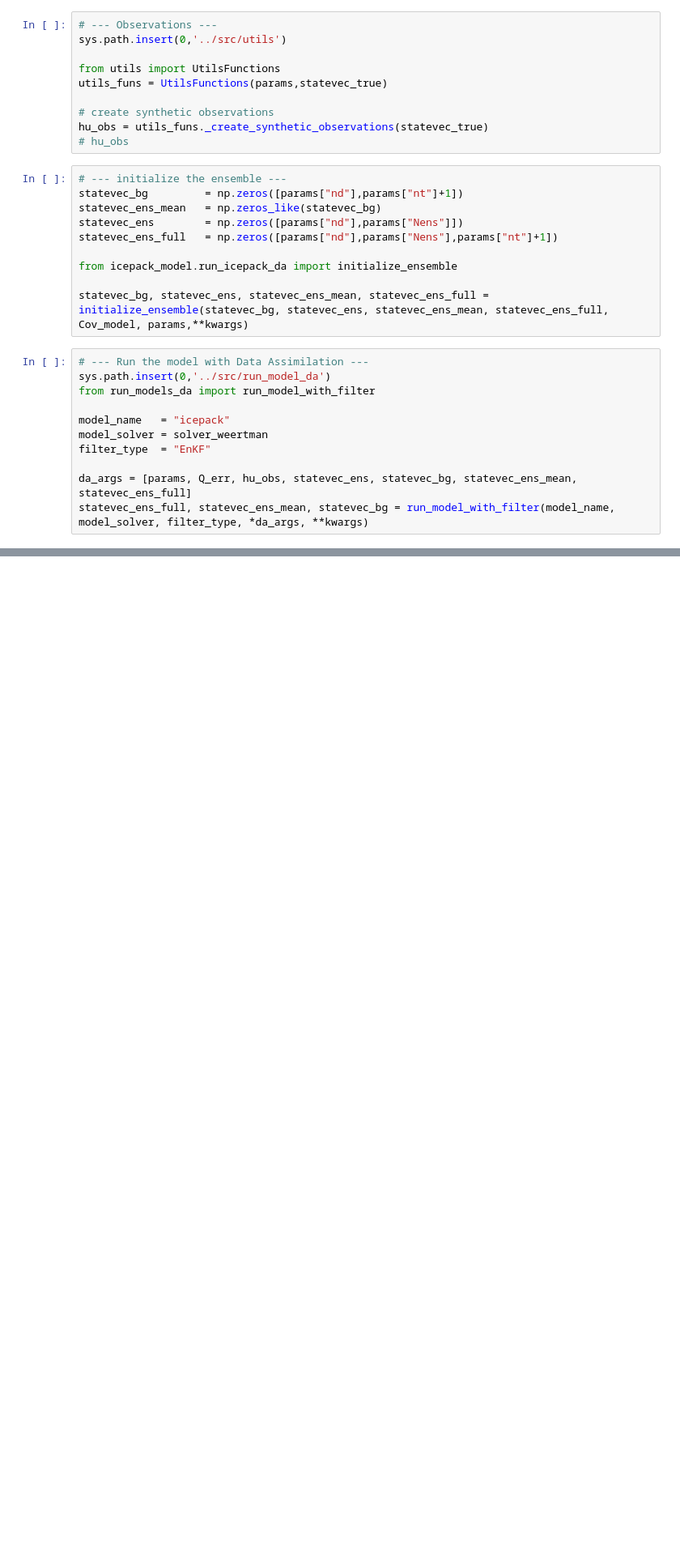
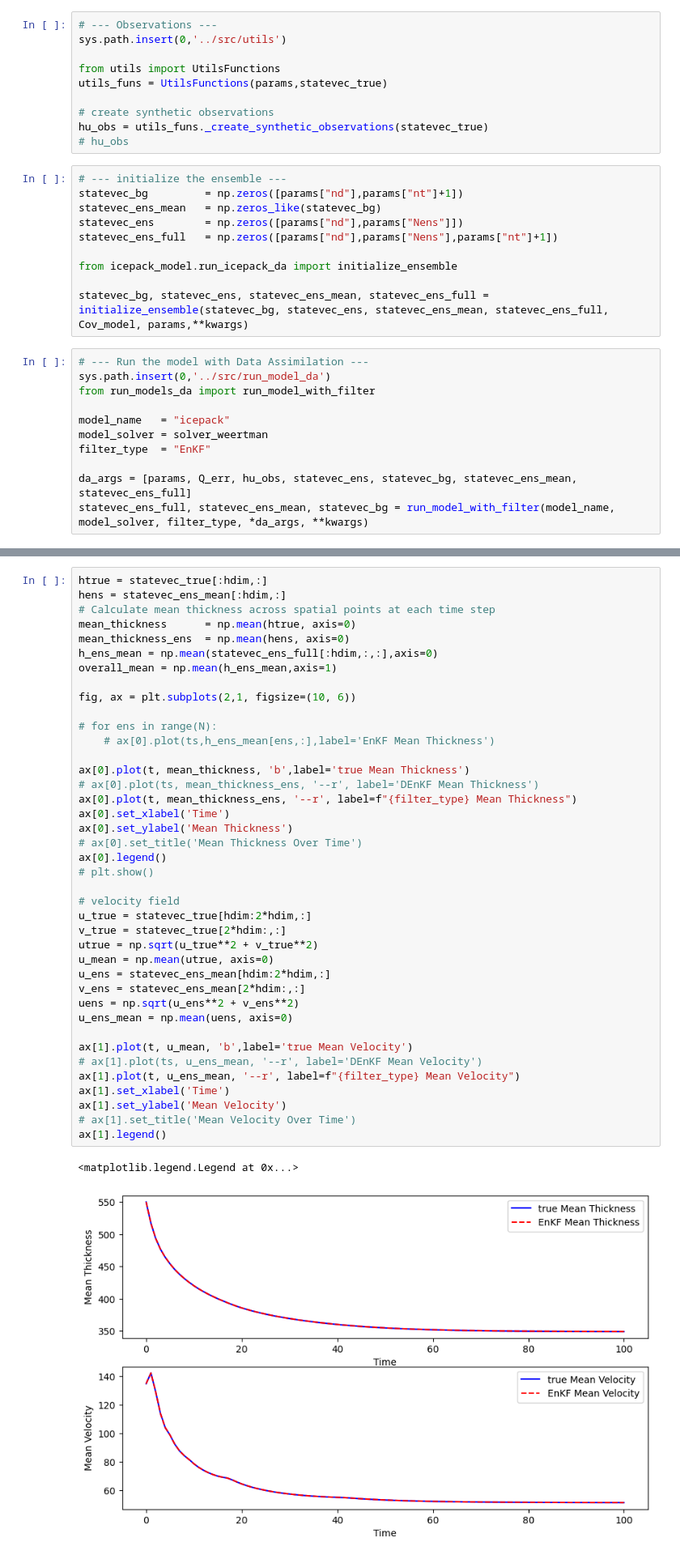
Before and after one commit to KYANJO/Data_assimilation_project, a Jupyter notebook: bin/synthetic_ice_stream_da.ipynb, the cells around one changed output, grey strips where cells are left out. Shown: that part at 81% size. Cells and saved outputs as stored; diff of their text form; blank space fills up the shorter version.

```diff
--- a/bin/synthetic_ice_stream_da.ipynb
+++ b/bin/synthetic_ice_stream_da.ipynb
@@ -196,0 +291,43 @@ statevec_ens_full, statevec_ens_mean, statevec_bg = run_model_with_filter(model_
+# %%
+htrue = statevec_true[:hdim,:]
+hens = statevec_ens_mean[:hdim,:]
+# Calculate mean thickness across spatial points at each time step
+mean_thickness      = np.mean(htrue, axis=0)
+mean_thickness_ens  = np.mean(hens, axis=0)
+h_ens_mean = np.mean(statevec_ens_full[:hdim,:,:],axis=0)
+overall_mean = np.mean(h_ens_mean,axis=1)
+
+fig, ax = plt.subplots(2,1, figsize=(10, 6))
+
+# for ens in range(N):
+    # ax[0].plot(ts,h_ens_mean[ens,:],label='EnKF Mean Thickness')
+
+ax[0].plot(t, mean_thickness, 'b',label='true Mean Thickness')
+# ax[0].plot(ts, mean_thickness_ens, '--r', label='DEnKF Mean Thickness')
+ax[0].plot(t, mean_thickness_ens, '--r', label=f"{filter_type} Mean Thickness")
+ax[0].set_xlabel('Time')
+ax[0].set_ylabel('Mean Thickness')
+# ax[0].set_title('Mean Thickness Over Time')
+ax[0].legend()
+# plt.show()
+
+# velocity field
+u_true = statevec_true[hdim:2*hdim,:]
+v_true = statevec_true[2*hdim:,:]
+utrue = np.sqrt(u_true**2 + v_true**2)
+u_mean = np.mean(utrue, axis=0)
+u_ens = statevec_ens_mean[hdim:2*hdim,:]
+v_ens = statevec_ens_mean[2*hdim:,:]
+uens = np.sqrt(u_ens**2 + v_ens**2)
+u_ens_mean = np.mean(uens, axis=0)
+
+ax[1].plot(t, u_mean, 'b',label='true Mean Velocity')
+# ax[1].plot(ts, u_ens_mean, '--r', label='DEnKF Mean Velocity')
+ax[1].plot(t, u_ens_mean, '--r', label=f"{filter_type} Mean Velocity")
+ax[1].set_xlabel('Time')
+ax[1].set_ylabel('Mean Velocity')
+# ax[1].set_title('Mean Velocity Over Time')
+ax[1].legend()
+# %% [output]
+<matplotlib.legend.Legend at 0x...>
+[figure, added]
```
Also changed, not shown: parts of 4 cells of this notebook.
